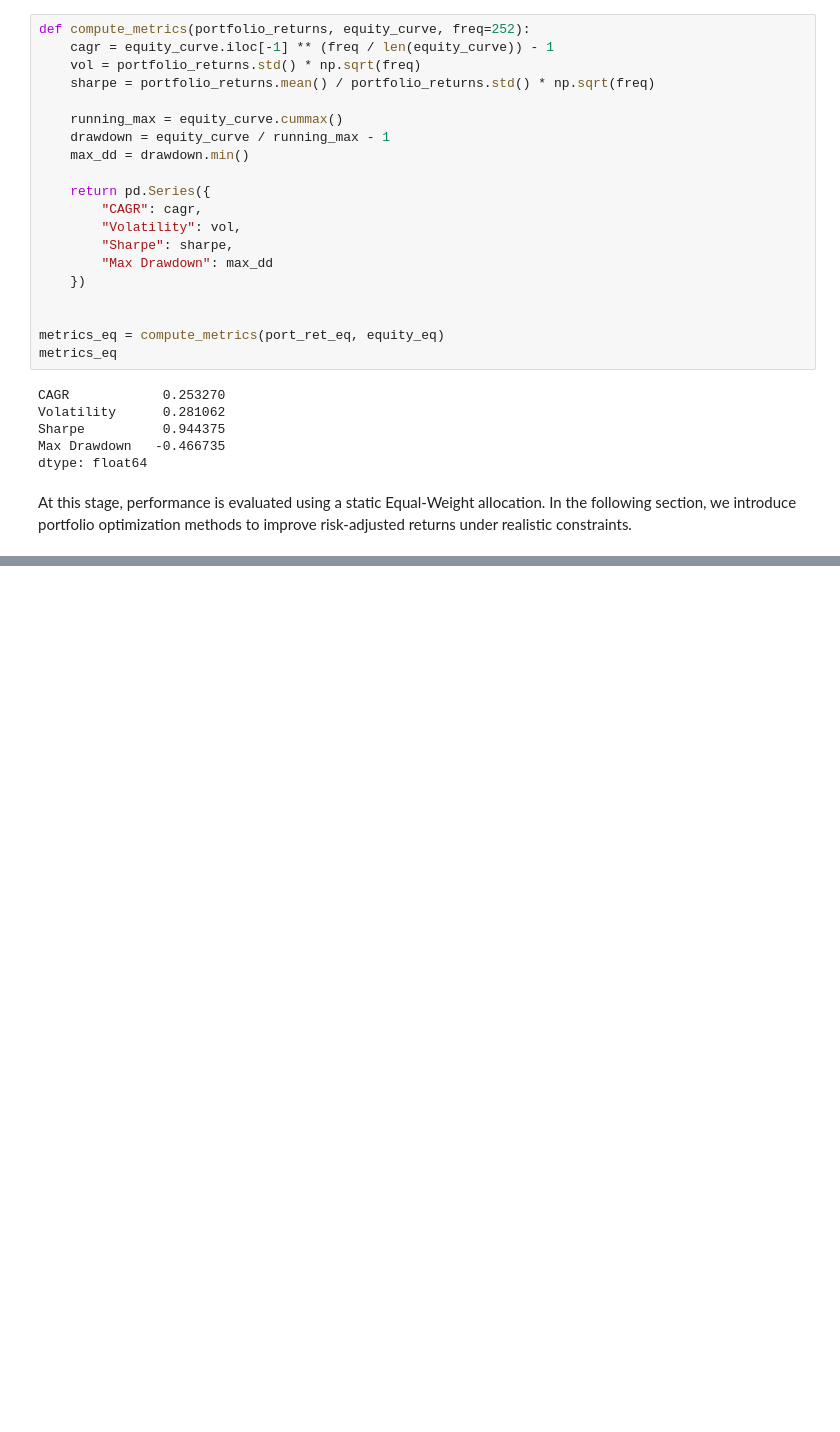
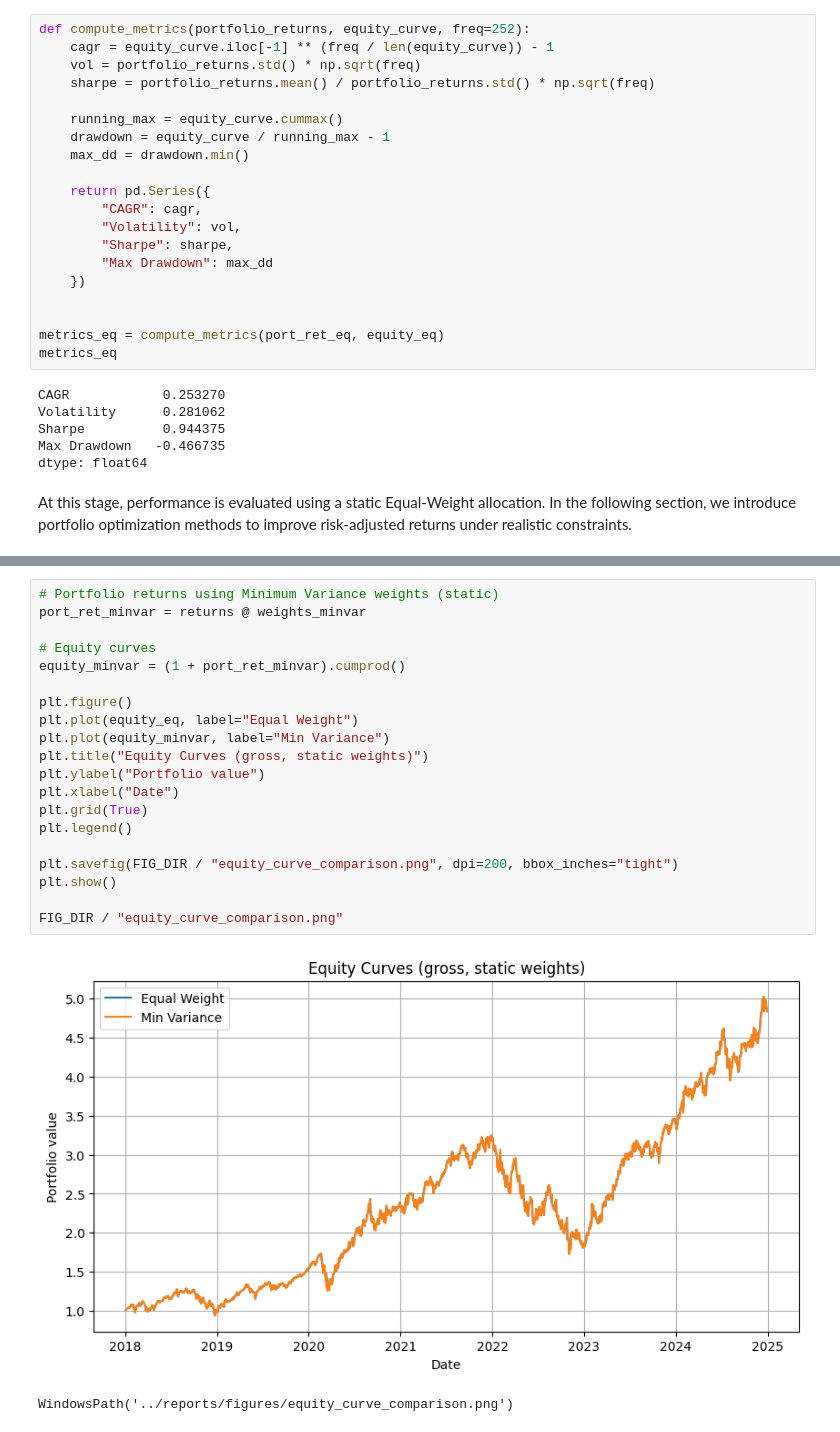
Before and after one commit to Morales-Mathieu/portfolio-optimization-methods, a Jupyter notebook: notebooks/01_portfolio_optimization_walkforward.ipynb, the cells around one changed output, grey strips where cells are left out. Saved outputs shown, nothing was run; the diff lists cells and outputs as text; blank space fills up the shorter version.

```diff
--- a/notebooks/01_portfolio_optimization_walkforward.ipynb
+++ b/notebooks/01_portfolio_optimization_walkforward.ipynb
@@ -135,0 +227,23 @@ risk-adjusted returns under realistic constraints.
+# %%
+# Portfolio returns using Minimum Variance weights (static)
+port_ret_minvar = returns @ weights_minvar
+
+# Equity curves
+equity_minvar = (1 + port_ret_minvar).cumprod()
+
+plt.figure()
+plt.plot(equity_eq, label="Equal Weight")
+plt.plot(equity_minvar, label="Min Variance")
+plt.title("Equity Curves (gross, static weights)")
+plt.ylabel("Portfolio value")
+plt.xlabel("Date")
+plt.grid(True)
+plt.legend()
+
+plt.savefig(FIG_DIR / "equity_curve_comparison.png", dpi=200, bbox_inches="tight")
+plt.show()
+
+FIG_DIR / "equity_curve_comparison.png"
+# %% [output]
+[figure, added]
+WindowsPath('../reports/figures/equity_curve_comparison.png')
```
Also changed, not shown: parts of 11 cells of this notebook, 2 other files.
